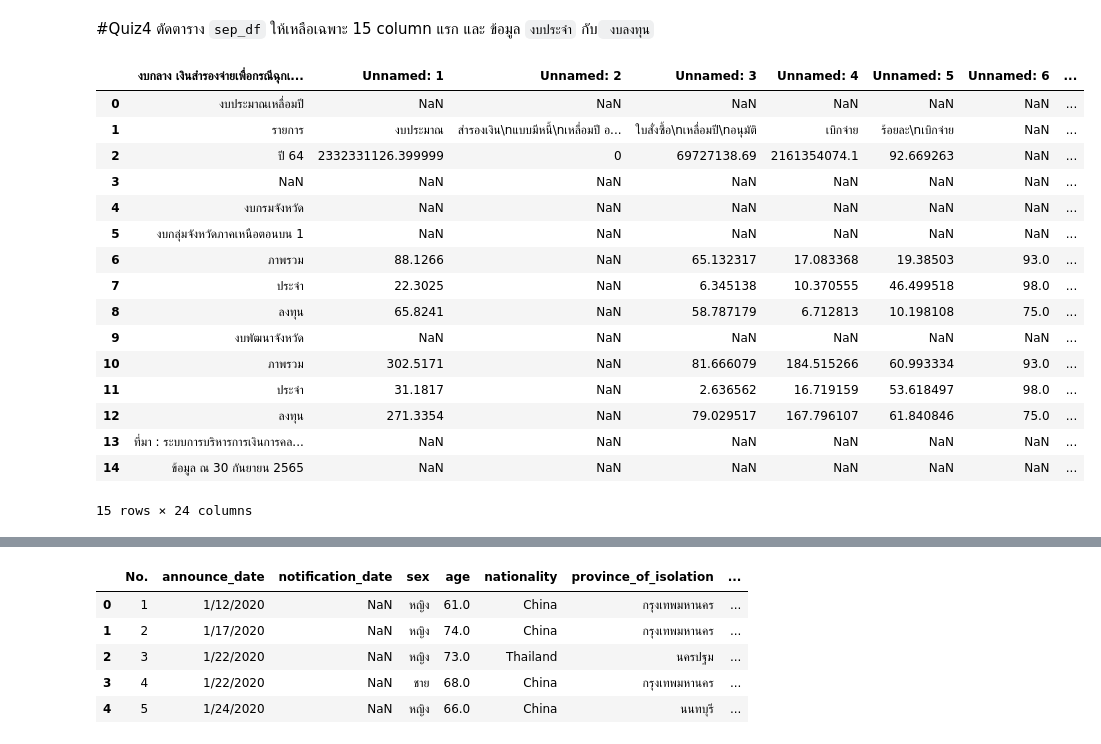
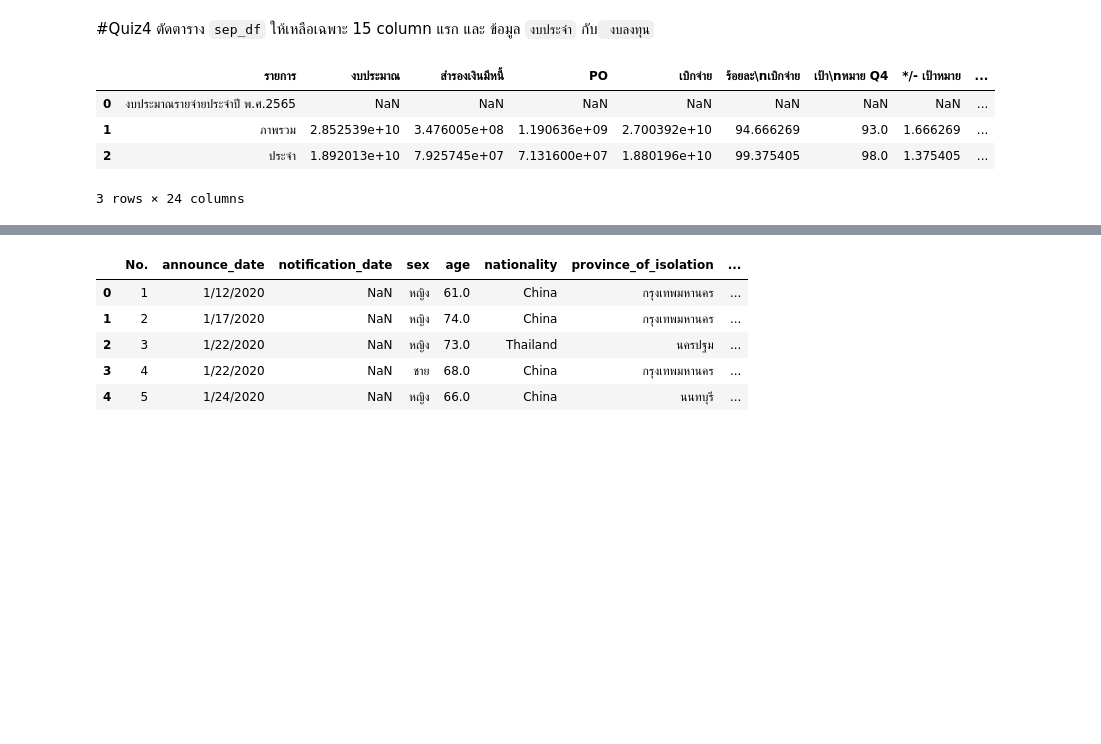
Before and after one commit to Thitiphorn267-3/python_dataviz2023, a Jupyter notebook: Pandas102.ipynb, the cells around one changed output, grey strips where cells are left out. Drawn from its saved outputs; the diff is of its cells as text; code cells hidden in the pictures; blank space fills up the shorter version.

```diff
--- a/Pandas102.ipynb
+++ b/Pandas102.ipynb
@@ -66,23 +66,11 @@ set_df
 #Quiz4
 ตัดตาราง `sep_df` ให้เหลือเฉพาะ 15 column แรก และ ข้อมูล `งบประจำ` กับ` งบลงทุน`
 # %%
-set_df = pd.read_excel('/content/drive/MyDrive/DataViz23Data/sep65.xlsx',header=8,skiprows=15)
+set_df = pd.read_excel('/content/drive/MyDrive/DataViz23Data/sep65.xlsx',header=8,skipfooter=27)
 set_df
 # %% [output]
-|  | งบกลาง เงินสำรองจ่ายเพื่อกรณีฉุกเ... | Unnamed: 1 | Unnamed: 2 | Unnamed: 3 | Unnamed: 4 | Unnamed: 5 | Unnamed: 6 | ... |
-| 0 | งบประมาณเหลื่อมปี | NaN | NaN | NaN | NaN | NaN | NaN | ... |
-| 1 | รายการ | งบประมาณ | สำรองเงิน\nแบบมีหนี้\nเหลื่อมปี อ... | ใบสั่งซื้อ\nเหลื่อมปี\nอนุมัติ | เบิกจ่าย | ร้อยละ\nเบิกจ่าย | NaN | ... |
-| 2 | ปี 64 | 2332331126.399999 | 0 | 69727138.69 | 2161354074.1 | 92.669263 | NaN | ... |
-| 3 | NaN | NaN | NaN | NaN | NaN | NaN | NaN | ... |
-| 4 | งบกรมจังหวัด | NaN | NaN | NaN | NaN | NaN | NaN | ... |
-| 5 | งบกลุ่มจังหวัดภาคเหนือตอนบน 1 | NaN | NaN | NaN | NaN | NaN | NaN | ... |
-| 6 | ภาพรวม | 88.1266 | NaN | 65.132317 | 17.083368 | 19.38503 | 93.0 | ... |
-| 7 | ประจำ | 22.3025 | NaN | 6.345138 | 10.370555 | 46.499518 | 98.0 | ... |
-| 8 | ลงทุน | 65.8241 | NaN | 58.787179 | 6.712813 | 10.198108 | 75.0 | ... |
-| 9 | งบพัฒนาจังหวัด | NaN | NaN | NaN | NaN | NaN | NaN | ... |
-| 10 | ภาพรวม | 302.5171 | NaN | 81.666079 | 184.515266 | 60.993334 | 93.0 | ... |
-| 11 | ประจำ | 31.1817 | NaN | 2.636562 | 16.719159 | 53.618497 | 98.0 | ... |
-| 12 | ลงทุน | 271.3354 | NaN | 79.029517 | 167.796107 | 61.840846 | 75.0 | ... |
-| 13 | ที่มา : ระบบการบริหารการเงินการคล... | NaN | NaN | NaN | NaN | NaN | NaN | ... |
-| 14 | ข้อมูล ณ 30 กันยายน 2565 | NaN | NaN | NaN | NaN | NaN | NaN | ... |
+|  | รายการ | งบประมาณ | สำรองเงินมีหนี้ | PO | เบิกจ่าย | ร้อยละ\nเบิกจ่าย | เป้า\nหมาย Q4 | */- เป้าหมาย | ... |
+| 0 | งบประมาณรายจ่ายประจำปี พ.ศ.2565 | NaN | NaN | NaN | NaN | NaN | NaN | NaN | ... |
+| 1 | ภาพรวม | 2.852539e+10 | 3.476005e+08 | 1.190636e+09 | 2.700392e+10 | 94.666269 | 93.0 | 1.666269 | ... |
+| 2 | ประจำ | 1.892013e+10 | 7.925745e+07 | 7.131600e+07 | 1.880196e+10 | 99.375405 | 98.0 | 1.375405 | ... |
-15 rows × 24 columns
+3 rows × 24 columns
```
Also changed, not shown: parts of 11 cells of this notebook.
